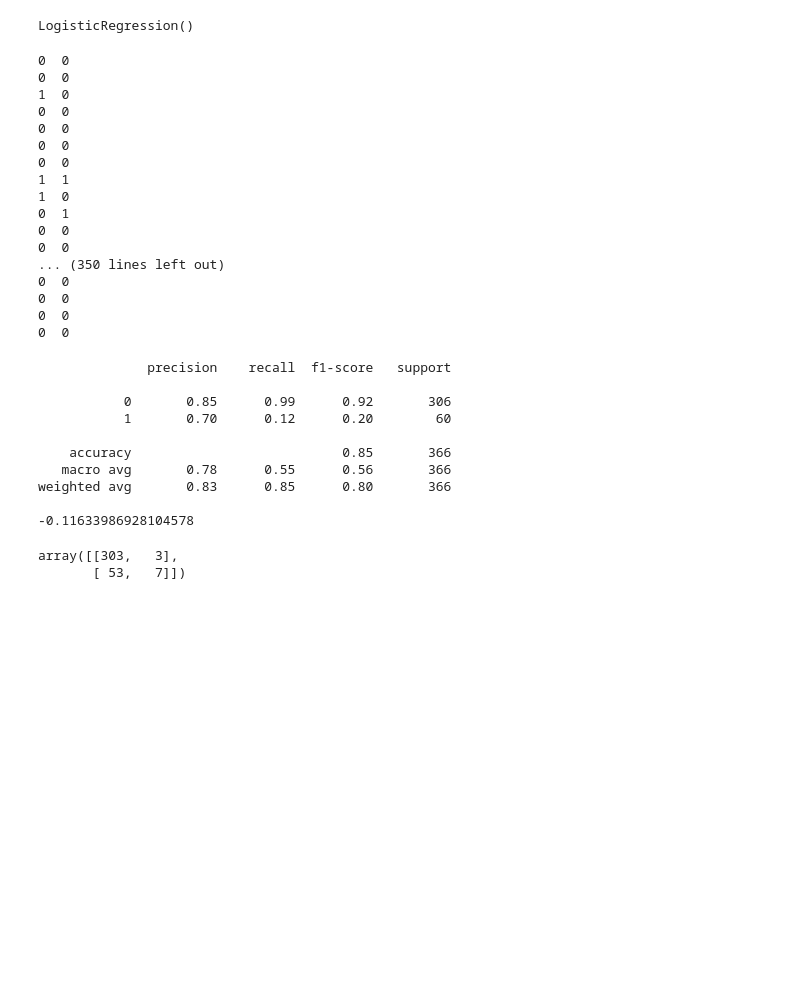
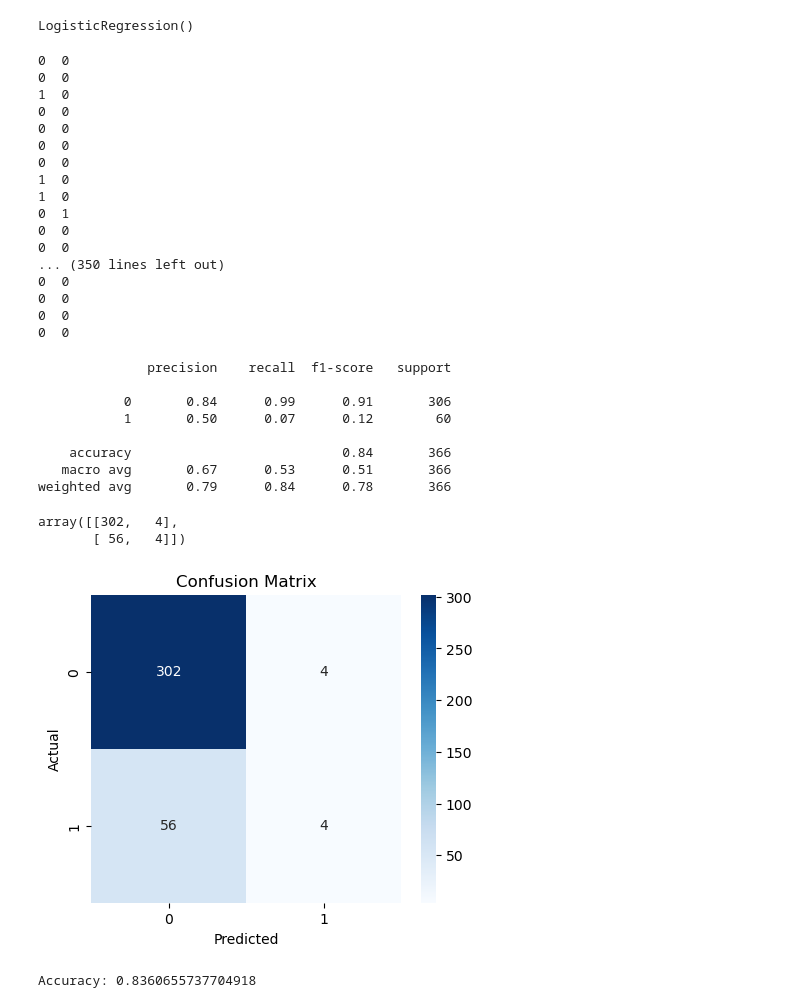
Before and after one commit to bsovhalkar/ML-Projects, a Jupyter notebook: Heart Disease Prediction Using Logistic Regression/program.ipynb, the cells around one changed output. Cells and saved outputs as stored; diff of their text form; code cells hidden in the pictures; blank space fills up the shorter version.

```diff
--- a/Heart Disease Prediction Using Logistic Regression/program.ipynb
+++ b/Heart Disease Prediction Using Logistic Regression/program.ipynb
@@ -19,7 +19,7 @@ data.head()
 data.dropna(axis = 0, inplace = True)
 data.head()
 data.isnull().sum()
-X = np.asarray(data[['age','male','cigsPerDay','totChol','sysBP','glucose']])
+X = np.asarray(data[['cigsPerDay','totChol','sysBP','glucose']])
 Y = np.asarray(data['TenYearCHD'])
 print(f"x shape {X.shape} y shape {Y.shape}")
 from sklearn.preprocessing import StandardScaler
@@ -53,7 +53,7 @@ for i,j in zip(yTest,ypre):
 0  0
 0  0
 0  0
-1  1
+1  0
 1  0
 0  1
 0  0
@@ -67,18 +67,32 @@ for i,j in zip(yTest,ypre):
 from sklearn.metrics import confusion_matrix,classification_report,r2_score
 print(classification_report(yTest,ypre))
 cm = confusion_matrix(yTest,ypre)
-print(r2_score(yTest,ypre))
 cm
 # %% [output]
               precision    recall  f1-score   support
 
-           0       0.85      0.99      0.92       306
-           1       0.70      0.12      0.20        60
+           0       0.84      0.99      0.91       306
+           1       0.50      0.07      0.12        60
 
-    accuracy                           0.85       366
-   macro avg       0.78      0.55      0.56       366
-weighted avg       0.83      0.85      0.80       366
-
--0.11633986928104578
+    accuracy                           0.84       366
+   macro avg       0.67      0.53      0.51       366
+weighted avg       0.79      0.84      0.78       366
-array([[303,   3],
-       [ 53,   7]])
+array([[302,   4],
+       [ 56,   4]])
+# %%
+import seaborn as sns
+plt.figure(figsize=(5,4))
+sns.heatmap(cm, annot=True, fmt="d", cmap="Blues", xticklabels=[0,1], yticklabels=[0,1])
+plt.xlabel("Predicted")
+plt.ylabel("Actual")
+plt.title("Confusion Matrix")
+plt.show()
+# %% [output]
+[figure, added]
+# %%
+from sklearn.metrics import accuracy_score
+
+accuracy = accuracy_score(yTest, ypre)
+print("Accuracy:", accuracy)
+# %% [output]
+Accuracy: 0.8360655737704918
```
Also changed, not shown: parts of 2 cells of this notebook.
